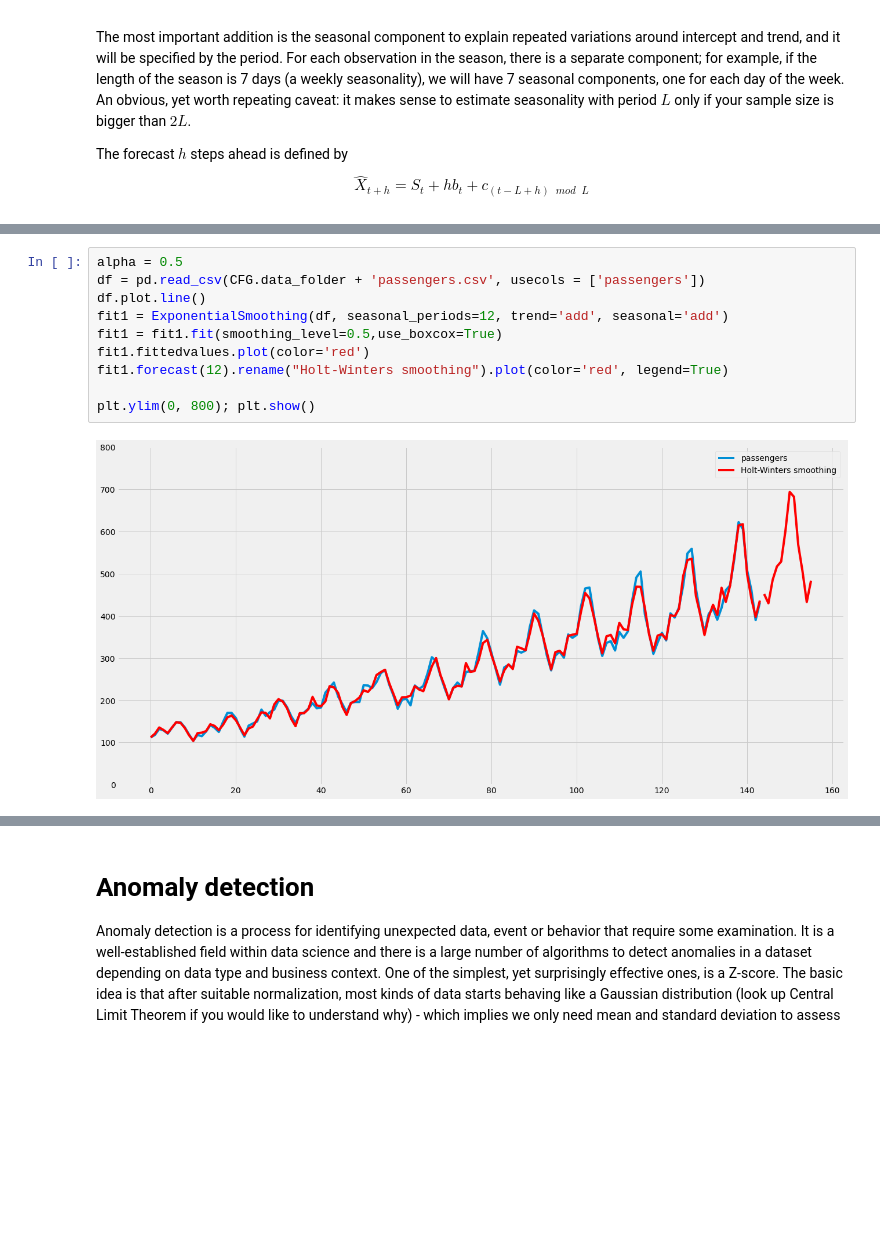
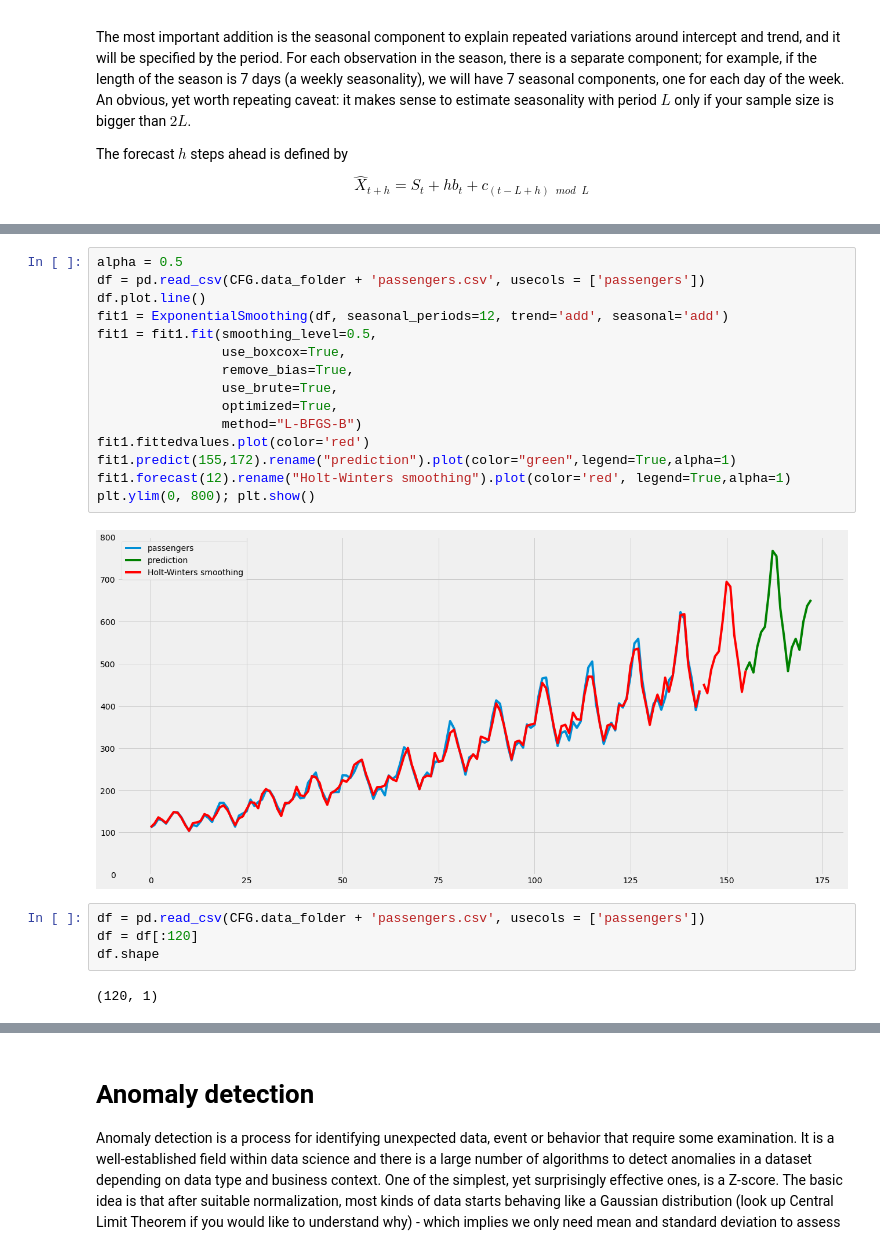
Before and after one commit to turkalpmd/time_series, a Jupyter notebook: code/TS-1a: smoothing methods.ipynb, the cells around one changed output, grey strips where cells are left out. Drawn from its saved outputs; the diff is of its cells as text; blank space fills up the shorter version.

```diff
--- a/code/TS-1a: smoothing methods.ipynb
+++ b/code/TS-1a: smoothing methods.ipynb
@@ -227,12 +601,23 @@ The forecast $h$ steps ahead is defined by
 # %%
 alpha = 0.5
 df = pd.read_csv(CFG.data_folder + 'passengers.csv', usecols = ['passengers'])
 df.plot.line()
 fit1 = ExponentialSmoothing(df, seasonal_periods=12, trend='add', seasonal='add')
-fit1 = fit1.fit(smoothing_level=0.5,use_boxcox=True)
+fit1 = fit1.fit(smoothing_level=0.5,
+                use_boxcox=True,
+                remove_bias=True,
+                use_brute=True,
+                optimized=True,
+                method="L-BFGS-B")
 fit1.fittedvalues.plot(color='red')
-fit1.forecast(12).rename("Holt-Winters smoothing").plot(color='red', legend=True)
-
+fit1.predict(155,172).rename("prediction").plot(color="green",legend=True,alpha=1)
+fit1.forecast(12).rename("Holt-Winters smoothing").plot(color='red', legend=True,alpha=1)
 plt.ylim(0, 800); plt.show()
 # %% [output]
-[figure, old version]
+[figure, new version]
+# %%
+df = pd.read_csv(CFG.data_folder + 'passengers.csv', usecols = ['passengers'])
+df = df[:120]
+df.shape
+# %% [output]
+(120, 1)
```
Also changed, not shown: parts of 10 cells of this notebook, 1 other file.
